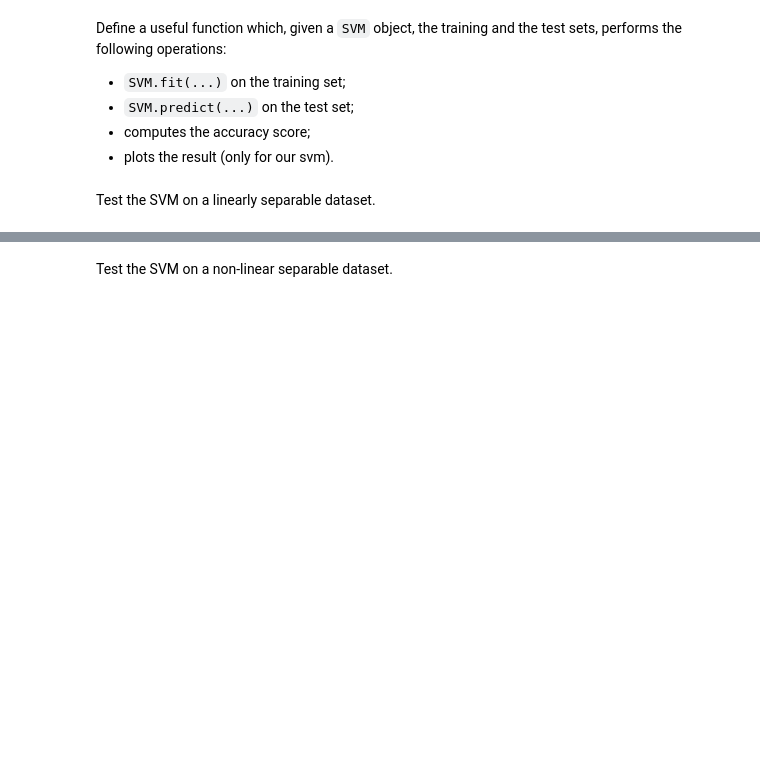
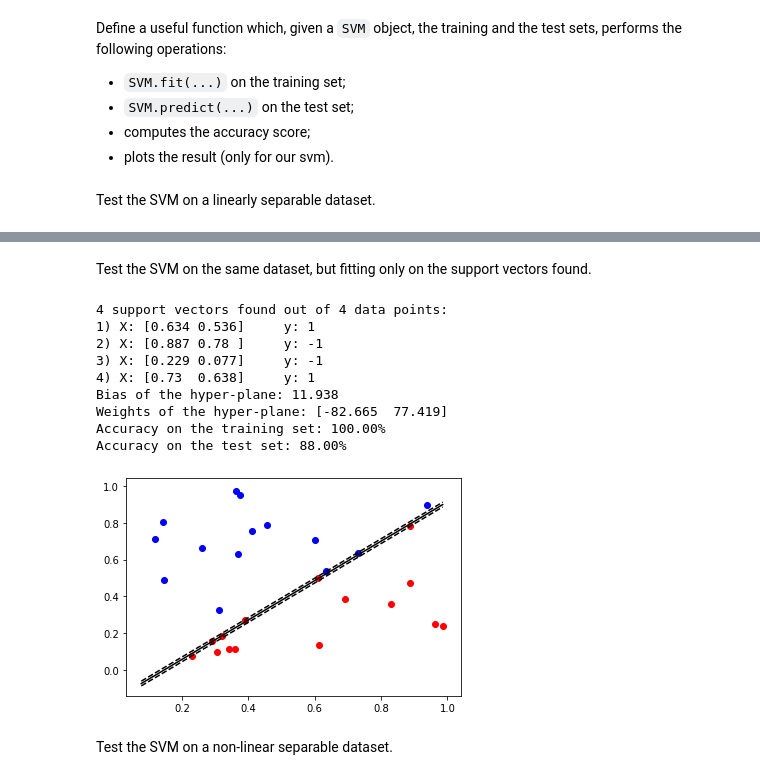
Before and after one commit to nihil21/custom-svm, a Jupyter notebook: custom-svm/svm_usecase.ipynb, the cells around one changed output, grey strips where cells are left out. Saved outputs shown, nothing was run; the diff lists cells and outputs as text; code cells hidden in the pictures; blank space fills up the shorter version.

```diff
--- a/custom-svm/svm_usecase.ipynb
+++ b/custom-svm/svm_usecase.ipynb
@@ -62,3 +66,20 @@ Accuracy: 100.00%
+# %% [markdown]
+Test the SVM on the same dataset, but fitting only on the support vectors found.
+# %%
+X_train, y_train = svm.sv_X, svm.sv_y
+svm = SVM()
+fit_and_predict(svm, X_train, X_test, y_train, y_test, True)
+# %% [output]
+4 support vectors found out of 4 data points:
+1) X: [0.634 0.536]     y: 1
+2) X: [0.887 0.78 ]     y: -1
+3) X: [0.229 0.077]     y: -1
+4) X: [0.73  0.638]     y: 1
+Bias of the hyper-plane: 11.938
+Weights of the hyper-plane: [-82.665  77.419]
+Accuracy on the training set: 100.00%
+Accuracy on the test set: 88.00%
+[figure, added]
 # %% [markdown]
 Test the SVM on a non-linear separable dataset.
 # %%
```
Also changed, not shown: parts of 8 cells of this notebook, 2 other files.
